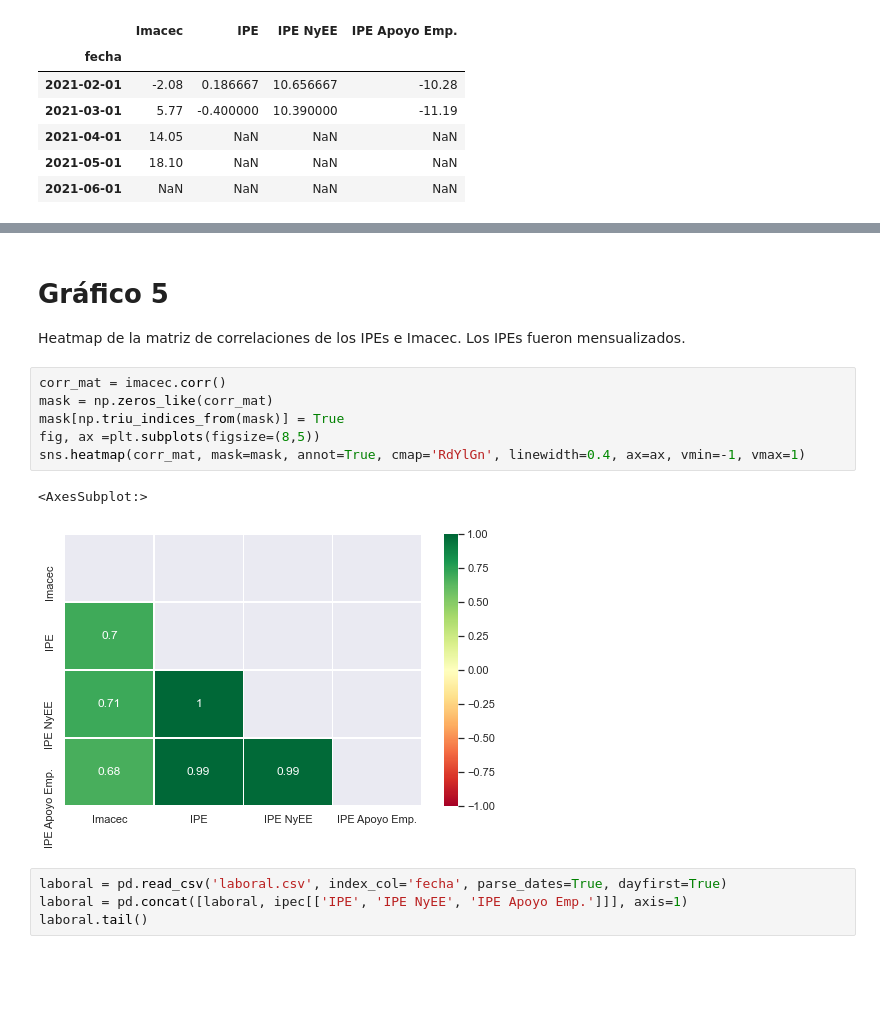
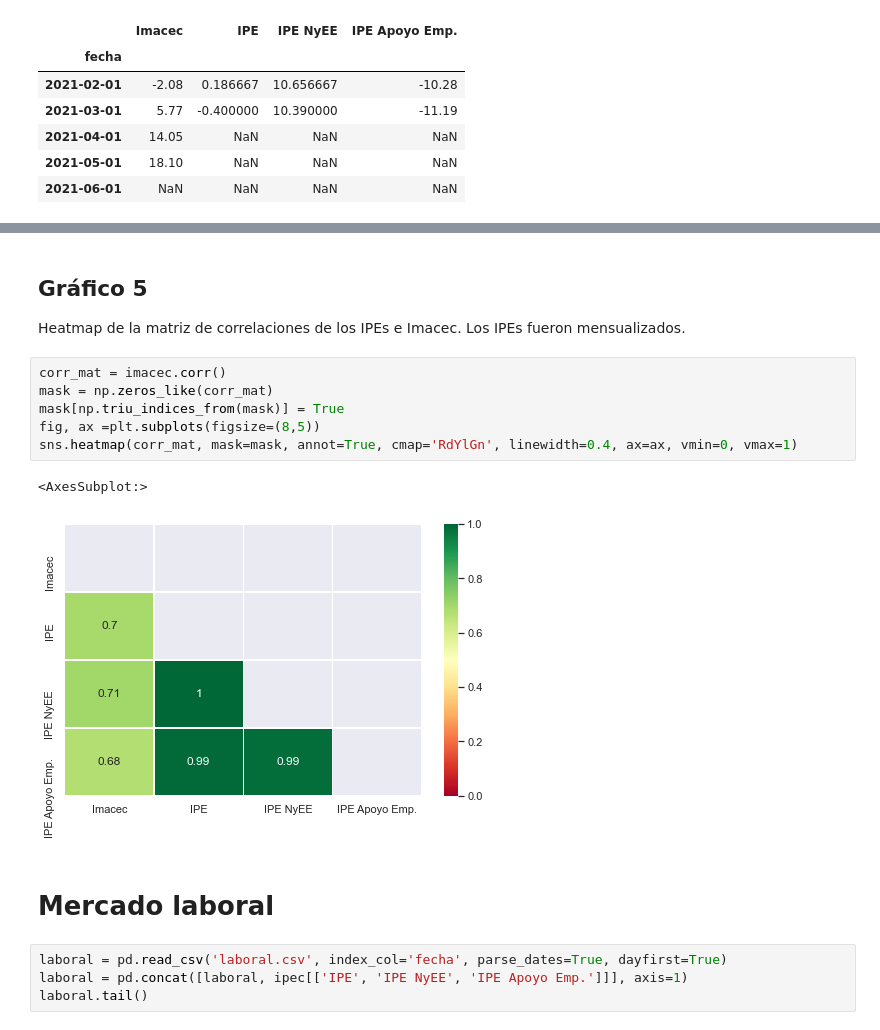
Before and after one commit to percepcioneseconomicas/publicaciones, a Jupyter notebook: pruebas/ICE_emprendedor.ipynb, the cells around one changed output, grey strips where cells are left out. Drawn from its saved outputs; the diff is of its cells as text; blank space fills up the shorter version.

```diff
--- a/pruebas/ICE_emprendedor.ipynb
+++ b/pruebas/ICE_emprendedor.ipynb
@@ -101,18 +105,20 @@ ax2.grid(False)
 # %% [output]
 [figure]
 # %% [markdown]
-# Gráfico 5
+## Gráfico 5
 
 Heatmap de la matriz de correlaciones de los IPEs e Imacec. Los IPEs fueron mensualizados.
 # %%
 corr_mat = imacec.corr()
 mask = np.zeros_like(corr_mat)
 mask[np.triu_indices_from(mask)] = True
 fig, ax =plt.subplots(figsize=(8,5))
-sns.heatmap(corr_mat, mask=mask, annot=True, cmap='RdYlGn', linewidth=0.4, ax=ax, vmin=-1, vmax=1)
+sns.heatmap(corr_mat, mask=mask, annot=True, cmap='RdYlGn', linewidth=0.4, ax=ax, vmin=0, vmax=1)
 # %% [output]
 <AxesSubplot:>
-[figure, old version]
+[figure, new version]
+# %% [markdown]
+# Mercado laboral
 # %%
 laboral = pd.read_csv('laboral.csv', index_col='fecha', parse_dates=True, dayfirst=True)
 laboral = pd.concat([laboral, ipec[['IPE', 'IPE NyEE', 'IPE Apoyo Emp.']]], axis=1)
```
Also changed, not shown: parts of 38 cells of this notebook.
